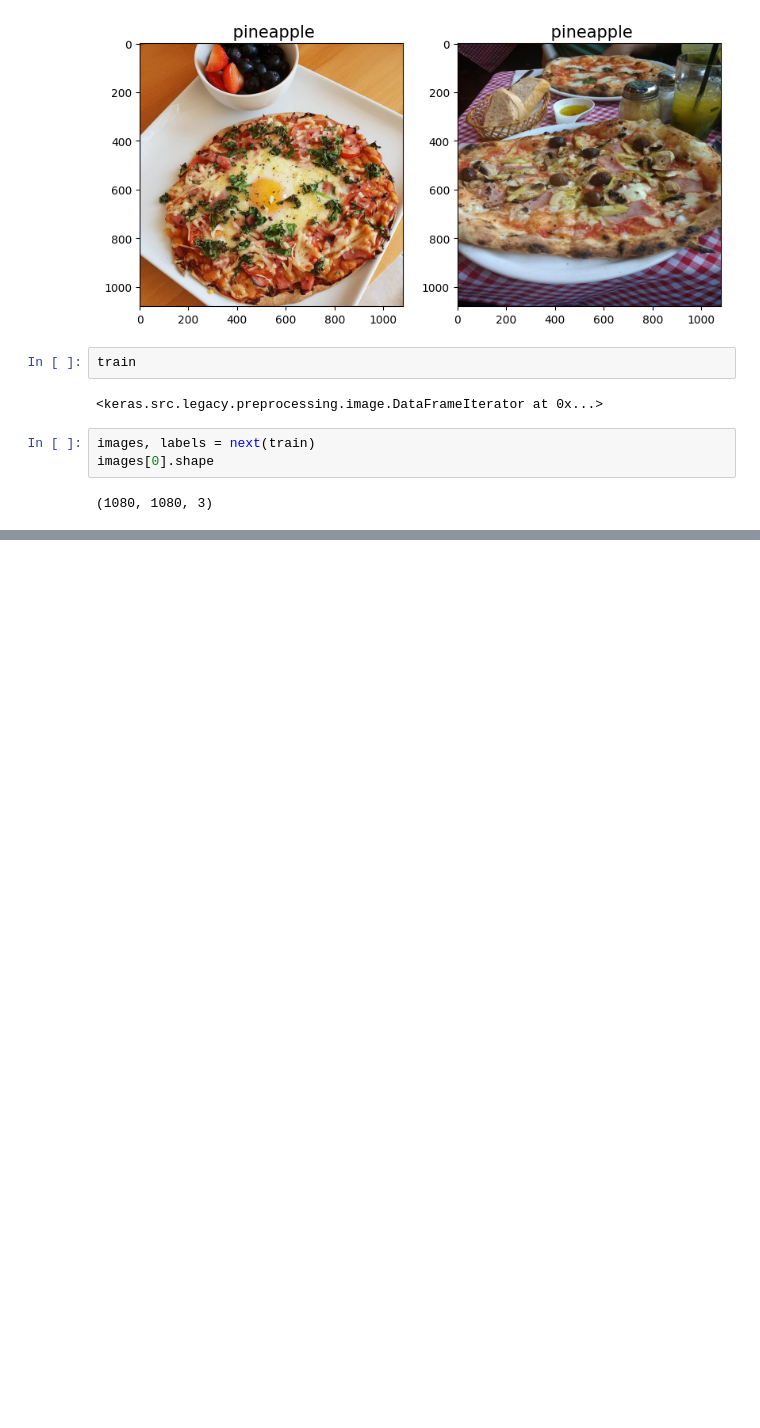
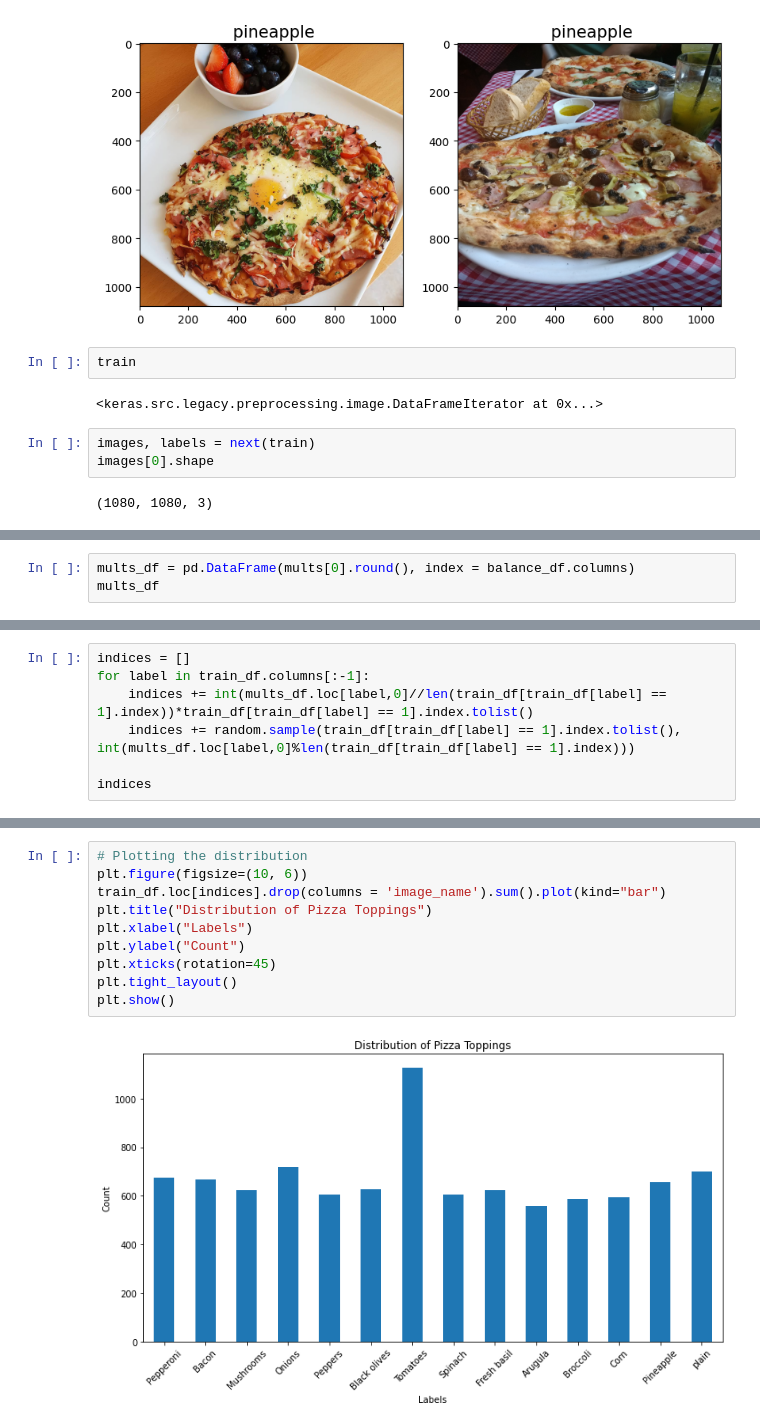
Before and after one commit to NBillar/deep_l, a Jupyter notebook: pre-processing.ipynb, the cells around one changed output, grey strips where cells are left out. Cells and saved outputs as stored; diff of their text form; blank space fills up the shorter version.

```diff
--- a/pre-processing.ipynb
+++ b/pre-processing.ipynb
@@ -144,0 +315,3 @@ images[0].shape
+# %%
+mults_df = pd.DataFrame(mults[0].round(), index = balance_df.columns)
+mults_df
@@ -144,0 +334,7 @@ images[0].shape
+# %%
+indices = []
+for label in train_df.columns[:-1]:
+    indices += int(mults_df.loc[label,0]//len(train_df[train_df[label] == 1].index))*train_df[train_df[label] == 1].index.tolist()
+    indices += random.sample(train_df[train_df[label] == 1].index.tolist(), int(mults_df.loc[label,0]%len(train_df[train_df[label] == 1].index)))
+
+indices
@@ -144,0 +359,12 @@ images[0].shape
+# %%
+# Plotting the distribution
+plt.figure(figsize=(10, 6))
+train_df.loc[indices].drop(columns = 'image_name').sum().plot(kind="bar")
+plt.title("Distribution of Pizza Toppings")
+plt.xlabel("Labels")
+plt.ylabel("Count")
+plt.xticks(rotation=45)
+plt.tight_layout()
+plt.show()
+# %% [output]
+[figure, added]
```
Also changed, not shown: parts of 24 cells of this notebook, 2 other files.
